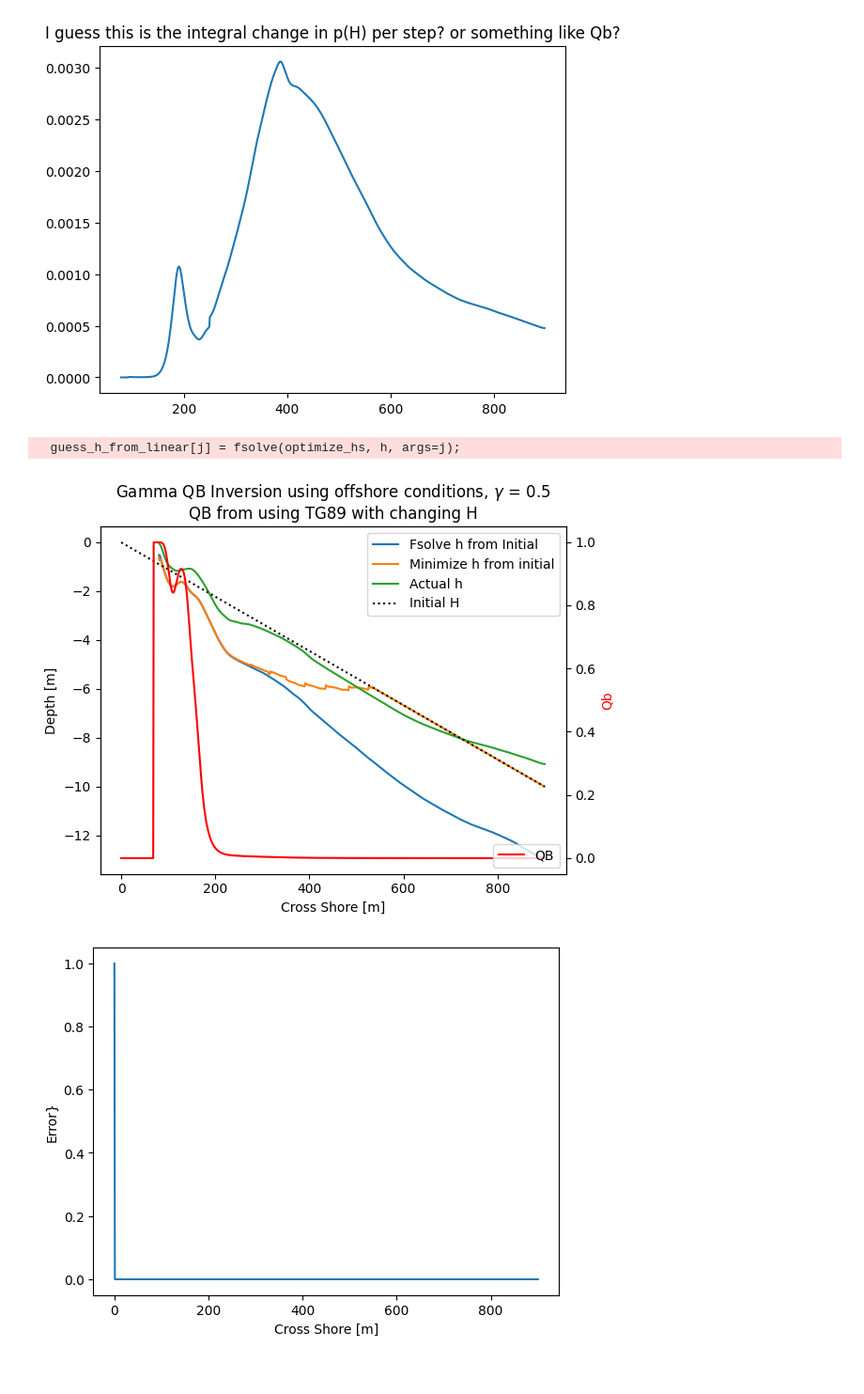
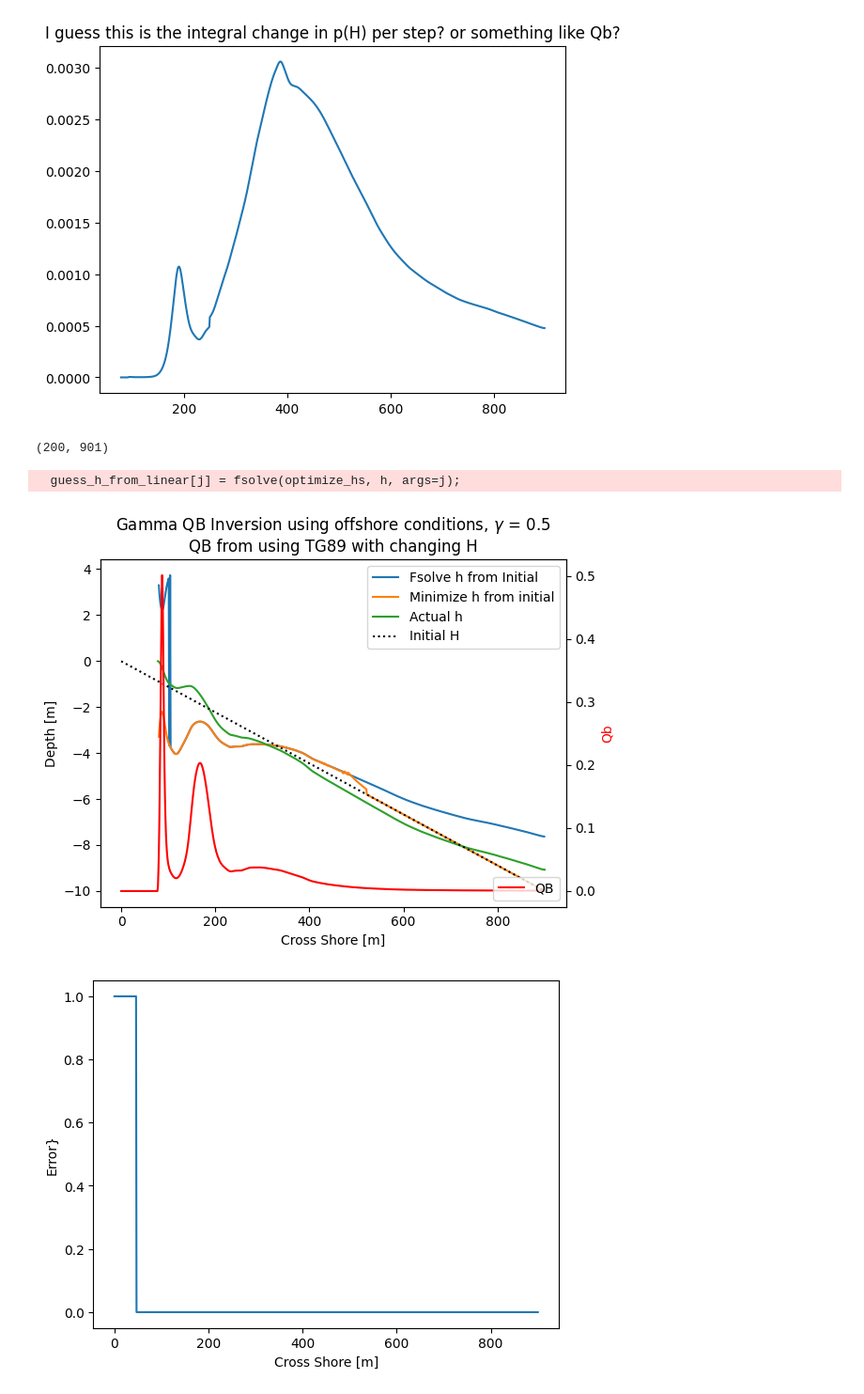
Before and after one commit to mleclair73/dunex, a Jupyter notebook: analytical_qb.ipynb, the cells around one changed output. Shown at 94% size. Saved outputs shown, nothing was run; the diff lists cells and outputs as text; code cells hidden in the pictures.

```diff
--- a/analytical_qb.ipynb
+++ b/analytical_qb.ipynb
@@ -427,7 +428,7 @@ def compute_qb(gamma, bathy, update_H=True, update_Hrms=False, shoal_H=False):
         if update_H:
             pH -= pb
 
-        qb_local[j] = np.minimum(np.sum(pb)*dH, 1)
+        qb_local[j] = np.minimum(np.trapz(pb, shoaled_h), 1)
     return qb_local
 
 # Parallelized loop
@@ -437,11 +438,11 @@ qb_changing_hrms = np.zeros((len(gammas), 1001, 901))
 qb_changing_hrms_and_shoaling = np.zeros((len(gammas), 1001, 901))
 
 for g in tqdm(range(len(gammas))):
-    print(f'{gammas[g]=}')
     qb_static_H[g, :, :] = Parallel(n_jobs=-1)(delayed(compute_qb)(gammas[g], -bathy.h.isel(eta_rho=i).values, update_H=False) for i in range(1001))
     qb_static_hrms[g, :, :] = Parallel(n_jobs=-1)(delayed(compute_qb)(gammas[g], -bathy.h.isel(eta_rho=i).values) for i in range(1001))
     qb_changing_hrms[g, :, :] = Parallel(n_jobs=-1)(delayed(compute_qb)(gammas[g], -bathy.h.isel(eta_rho=i).values, update_Hrms=True) for i in range(1001))
     qb_changing_hrms_and_shoaling[g, :, :] = Parallel(n_jobs=-1)(delayed(compute_qb)(gammas[g], -bathy.h.isel(eta_rho=i).values, update_Hrms=True, shoal_H=True) for i in range(1001))
+    print(f'{gammas[g]=}')
 # %% [output]
 gammas[g]=0.2
 gammas[g]=0.3
@@ -543,7 +547,7 @@ for j in reversed(range(900)):
         axs[0].plot(H, pH, color=plt.cm.jet(j/900))
         axs[1].plot(H, pb, color=plt.cm.jet(j/900))
         axs[2].plot(H, wH, color=plt.cm.jet(j/900))
-        axs[3].scatter(j, np.sum(pb) * dH, color=[plt.cm.jet(j/900)])
+        axs[3].scatter(j, np.trapz(pb, pH), color=[plt.cm.jet(j/900)])
         axs[4].scatter(j, h, c=[plt.cm.jet(j/900)])
         axs[5].scatter(j, np.nan_to_num(np.sqrt(np.trapz(H**2 * pH, H)), 0), c='r')
 
@@ -602,20 +606,24 @@ Text(0.5, 1.0, 'I guess this is the integral change in p(H) per step? or somethi
 [figure]
 [figure]
 [figure]
+# %%
+H_grid.shape
+# %% [output]
+(200, 901)
 # %%
 from scipy.optimize import fsolve, minimize
 
 # gamma = 0.85
 g = 3
-test_qb = qb_static_H[g, 100, :]
+i = 200
+test_qb = qb_changing_hrms_and_shoaling[g, i, :]
 gamma = gammas[g]
-i = 200
 
 def calculate_qb_point(h):
     return np.minimum(np.sum(p(H) * w(H, H_rms_offshore, h)) * dH, 1)
 
 def calculate_qb_transect(h):
-    return np.minimum(np.sum(p(H_grid) * w(H_grid, H_rms_offshore, h), axis=0) * dH, 1)
+    return np.minimum(np.sum(p(H_grid[:, :len(h)]) * w(H_grid[:, :len(h)], H_rms_offshore, h), axis=0) * dH, 1)
 
 def optimize_hs(h, i):
     return (test_qb[i] - calculate_qb_point(h))**2
@@ -625,34 +633,34 @@ guess_h_minimize = np.zeros(901)
 initial_h = np.linspace(-0.01, -10, 901)
 for j, h in enumerate(initial_h):
     guess_h_from_linear[j] = fsolve(optimize_hs, h, args=j);
     guess_h_minimize[j] = minimize(optimize_hs, h, args=j).x
     # if ier != 1:
     #     print(ier, mesg)
 
 clip = 80
 plt.plot(np.arange(901)[clip:-1], guess_h_from_linear[clip:-1], label='Fsolve h from Initial')
 plt.plot(np.arange(901)[clip:-1], guess_h_minimize[clip:-1], label='Minimize h from initial')
 plt.plot(np.arange(nx), bathy.h.values[i], label='Actual h')
 plt.plot(np.arange(nx), initial_h, c='k', linestyle=':', label='Initial H')
 plt.legend()
 plt.ylabel('Depth [m]')
 plt.xlabel('Cross Shore [m]')
 plt.twinx().plot(test_qb, c='r', label='QB')
 plt.ylabel('Qb', c='r')
 plt.legend(loc=4)
 plt.title(fr'Gamma QB Inversion using offshore conditions, $\gamma$ = {gamma}'+'\nQB from using TG89 with changing H')
 
 plt.figure()
-plt.plot([optimize_hs(h, i) for i, h in enumerate(guess_h)])
+plt.plot([optimize_hs(h, i) for i, h in enumerate(guess_h_minimize)])
 plt.ylabel('Error}')
 plt.xlabel('Cross Shore [m]')
 
 plt.figure()
-plt.plot(np.arange(nx), calculate_qb_transect(guess_h))
+plt.plot(np.arange(nx), calculate_qb_transect(guess_h_minimize))
 plt.plot(np.arange(nx), calculate_qb_transect(np.linspace(0, -10, nx)))
 plt.plot(np.arange(nx), calculate_qb_transect(bathy.h.values[i]))
 plt.plot(np.arange(nx), test_qb);
 # %% [output]
   guess_h_from_linear[j] = fsolve(optimize_hs, h, args=j);
-[figure, old version]
+[figure, new version]
-[figure, old version]
+[figure, new version]
```
Also changed, not shown: parts of 27 cells of this notebook.
